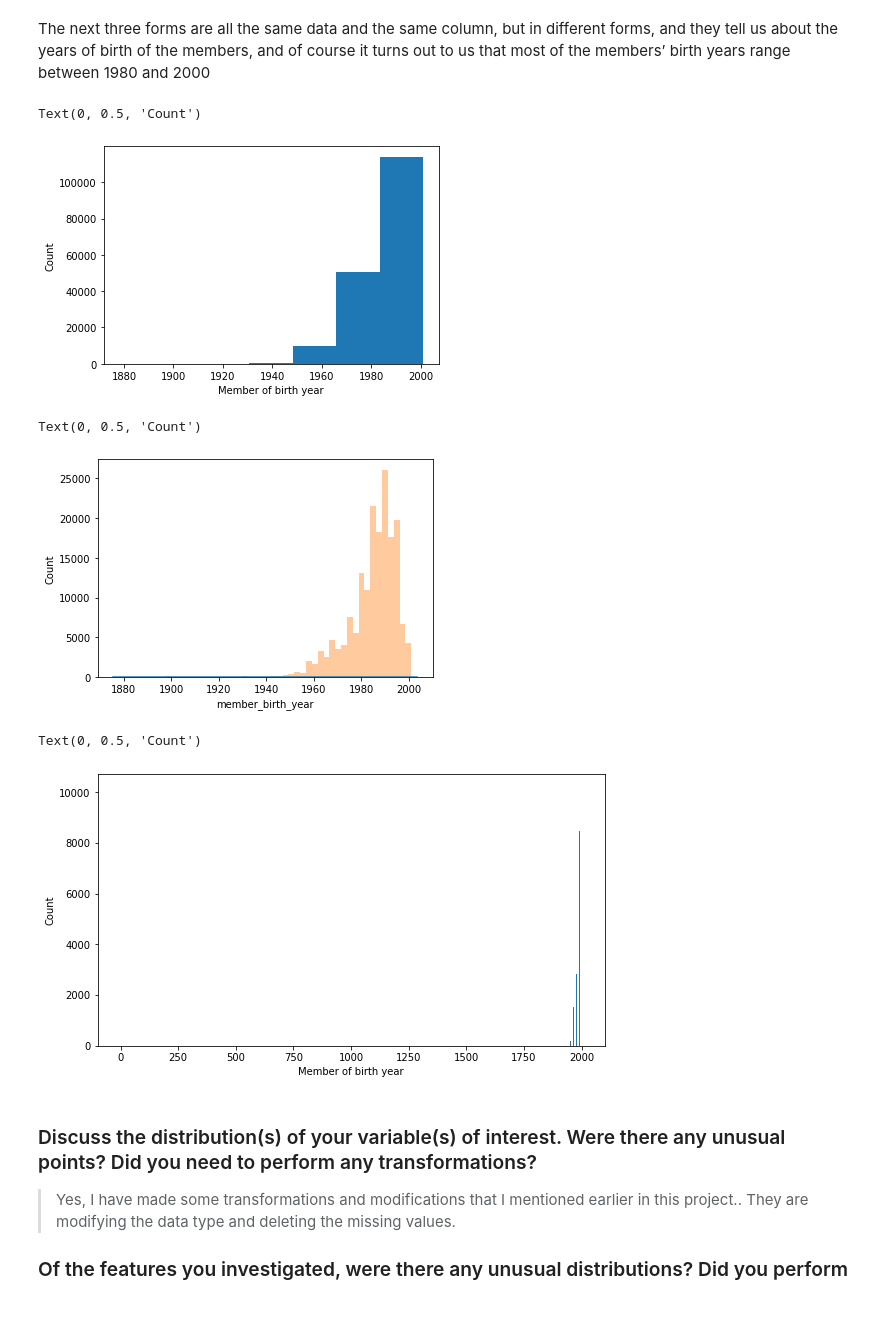
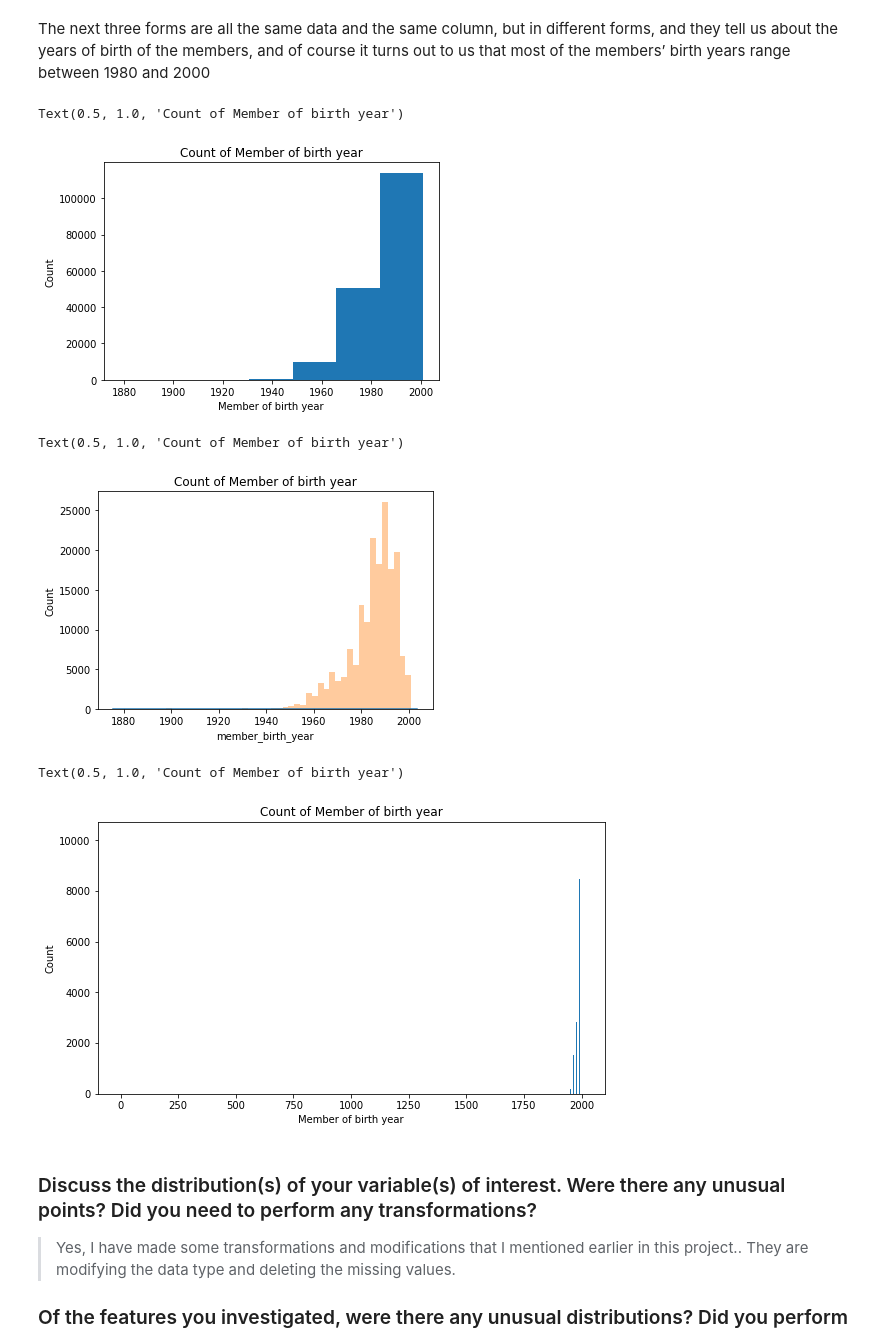
Before and after one commit to ReemShaya/Communicate-Data-findings-Project, a Jupyter notebook: exploration_template.ipynb, the cells around one changed output. Saved outputs shown, nothing was run; the diff lists cells and outputs as text; code cells hidden in the pictures; blank space fills up the shorter version.

```diff
--- a/exploration_template.ipynb
+++ b/exploration_template.ipynb
@@ -306,19 +306,21 @@ The next three forms are all the same data and the same column, but in different
 # %%
 plt.hist(data = df_ford, x = 'member_birth_year', bins = 7)
 
 plt.xlabel('Member of birth year')
 plt.ylabel('Count')
+plt.title('Count of Member of birth year')
 # %% [output]
-Text(0, 0.5, 'Count')
+Text(0.5, 1.0, 'Count of Member of birth year')
-[figure, old version]
+[figure, new version]
 # %%
 sb.distplot(df_ford['member_birth_year'])
 sb.distplot(df_ford['member_birth_year'], kde=False)
 
 plt.ylabel('Count')
+plt.title('Count of Member of birth year')
 # %% [output]
-Text(0, 0.5, 'Count')
+Text(0.5, 1.0, 'Count of Member of birth year')
-[figure, old version]
+[figure, new version]
 # %%
 plt.figure(figsize = [20, 5])
 plt.subplot(1, 2, 2) # 1 row, 2 cols, subplot 2
@@ -327,9 +329,10 @@ plt.hist(data = df_ford, x = 'member_birth_year', bins = bins);
 
 plt.xlabel('Member of birth year')
 plt.ylabel('Count')
+plt.title('Count of Member of birth year')
 # %% [output]
-Text(0, 0.5, 'Count')
+Text(0.5, 1.0, 'Count of Member of birth year')
-[figure, old version]
+[figure, new version]
 # %% [markdown]
 ### Discuss the distribution(s) of your variable(s) of interest. Were there any unusual points? Did you need to perform any transformations?
 
```
Also changed, not shown: parts of 11 cells of this notebook, 2 other files.
